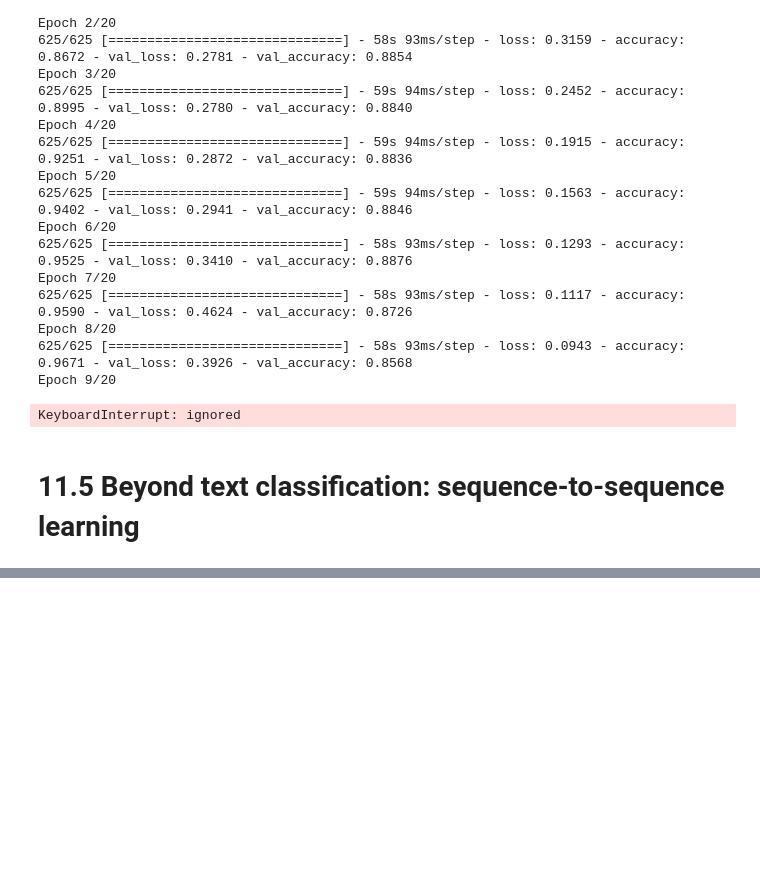
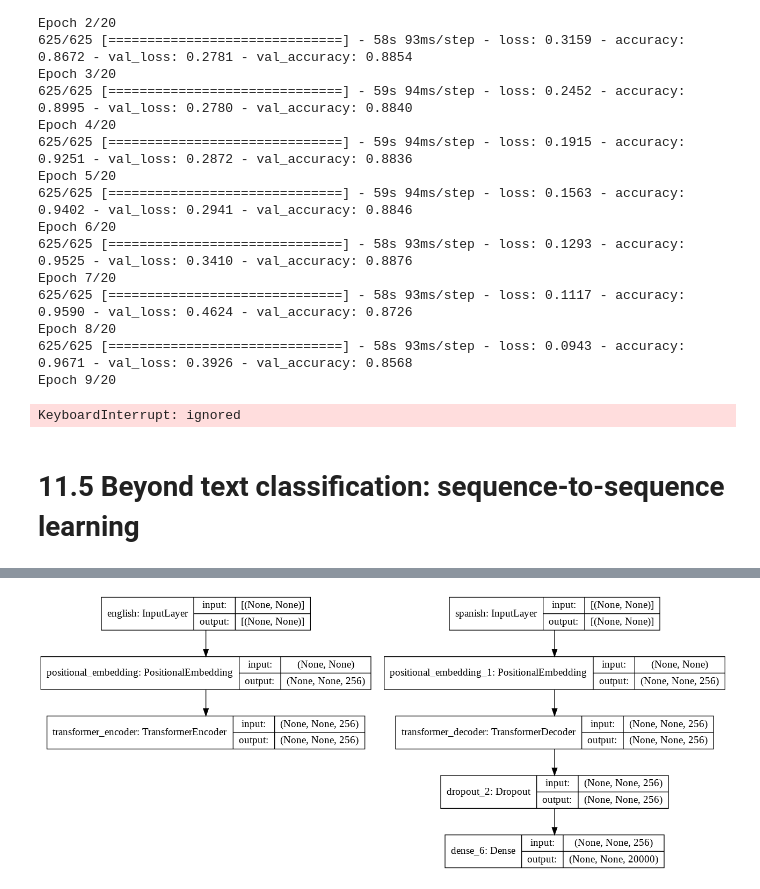
Before and after one commit to bloyal/Deep-Learning-with-Python, a Jupyter notebook: Deep_Learning_with_Python_Chapter_11.ipynb, the cells around one changed output, grey strips where cells are left out. Saved outputs shown, nothing was run; the diff lists cells and outputs as text; code cells hidden in the pictures; blank space fills up the shorter version.

```diff
--- a/Deep_Learning_with_Python_Chapter_11.ipynb
+++ b/Deep_Learning_with_Python_Chapter_11.ipynb
@@ -874,0 +990,8 @@ print(f"Test acc: {model.evaluate(int_test_ds)[1]:.3f}")
+# %%
+ for inputs, targets in train_ds.take(1):
+   print(f"inputs['english'].shape: {inputs['english'].shape}")
+   print(f"inputs['english'][0]: {inputs['english'][0]}")
+   print(f"inputs['spanish'].shape: {inputs['spanish'].shape}")
+   print(f"inputs['spanish'][0]: {inputs['spanish'][0]}")
+   print(f"targets.shape: {targets.shape}")
+   print(f"targets[0]: {targets[0]}")
@@ -874,0 +1261,16 @@ print(f"Test acc: {model.evaluate(int_test_ds)[1]:.3f}")
+# %%
+# Listing 11.38 End-to-End Transformer
+embed_dim = 256
+dense_dim = 2048
+num_heads = 8
+
+encoder_inputs = keras.Input(shape=(None,), dtype="int64", name="english")
+x = PositionalEmbedding(sequence_length, vocab_size, embed_dim)(encoder_inputs)
+encoder_outputs = TransformerEncoder(embed_dim, dense_dim, num_heads)(x)
+
+decoder_inputs = keras.Input(shape=(None,), dtype="int64", name="spanish")
+x = PositionalEmbedding(sequence_length, vocab_size, embed_dim)(decoder_inputs)
+x = TransformerDecoder(embed_dim, dense_dim, num_heads)(x, encoder_outputs)
+x = layers.Dropout(0.5)(x)
+decoder_outputs = layers.Dense(vocab_size, activation="softmax")(x)
+transformer = keras.Model([encoder_inputs, decoder_inputs], decoder_outputs)
@@ -874,0 +1297,4 @@ print(f"Test acc: {model.evaluate(int_test_ds)[1]:.3f}")
+# %%
+keras.utils.plot_model(transformer, show_shapes=True)
+# %% [output]
+[figure, added]
```
Also changed, not shown: parts of 23 cells of this notebook.
